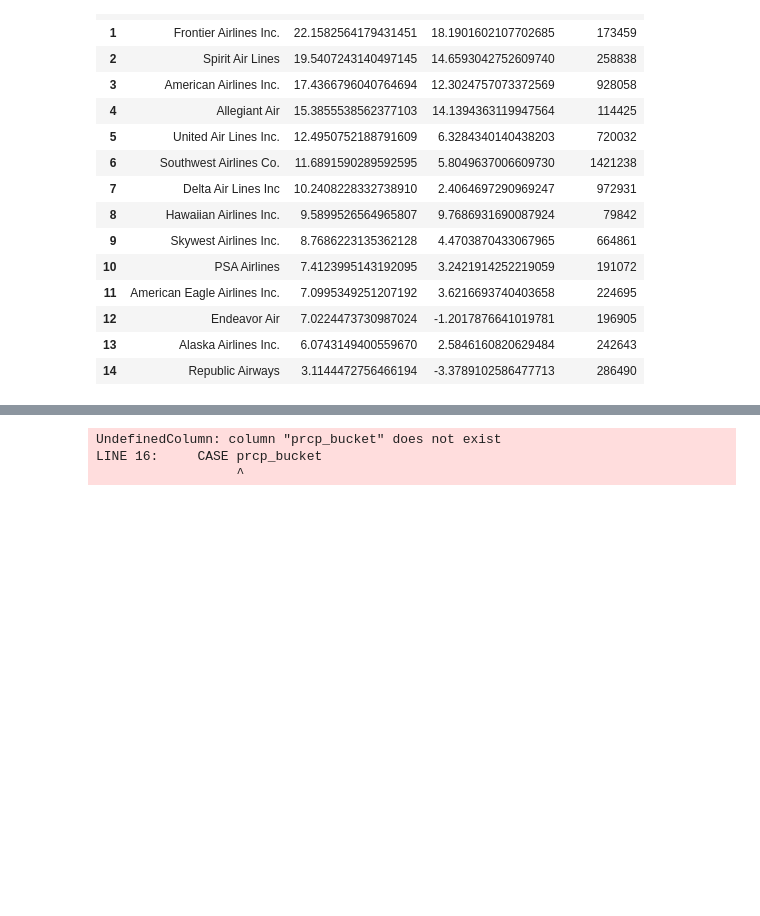
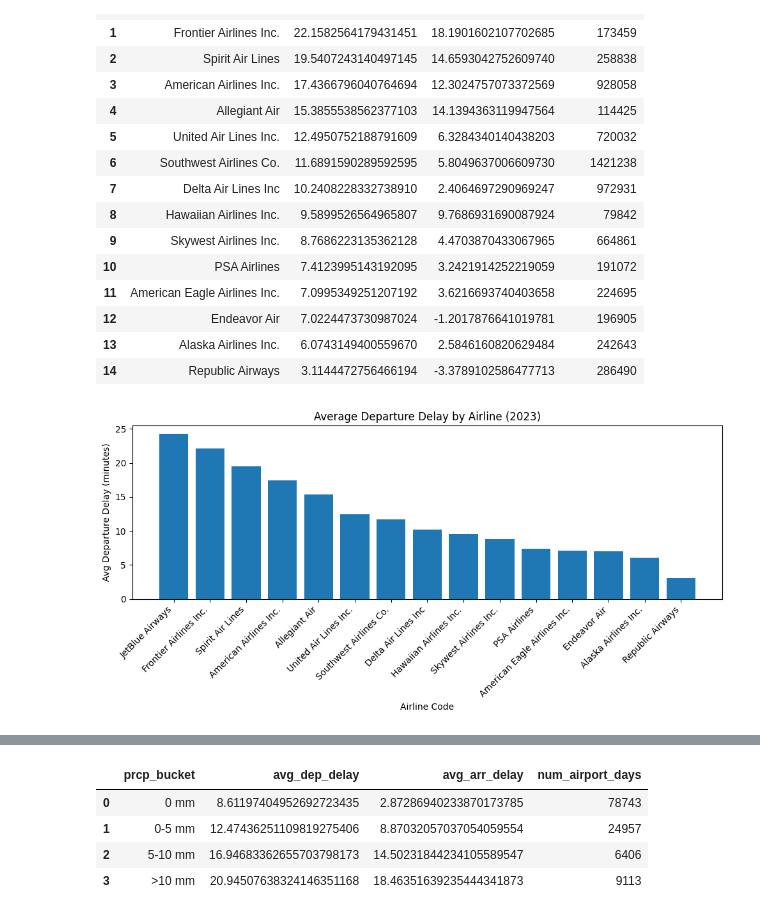
Before and after one commit to OmNai12/SQL-Project, a Jupyter notebook: main.ipynb, the cells around one changed output, grey strips where cells are left out. Drawn from its saved outputs; the diff is of its cells as text; code cells hidden in the pictures; blank space fills up the shorter version.

```diff
--- a/main.ipynb
+++ b/main.ipynb
@@ -708,23 +733,58 @@ df_airline
 | 12 | Endeavor Air | 7.0224473730987024 | -1.2017876641019781 | 196905 |
 | 13 | Alaska Airlines Inc. | 6.0743149400559670 | 2.5846160820629484 | 242643 |
 | 14 | Republic Airways | 3.1144472756466194 | -3.3789102586477713 | 286490 |
+# %%
+import matplotlib.pyplot as plt
+
+# Sort by departure delay just to ensure correct plotting order
+df_airline_sorted = df_airline.sort_values("avg_dep_delay", ascending=False)
+
+airlines = df_airline_sorted["airline_code"]
+avg_dep_delays = df_airline_sorted["avg_dep_delay"]
+
+plt.figure(figsize=(10,5))
+plt.bar(airlines, avg_dep_delays)
+
+plt.title("Average Departure Delay by Airline (2023)")
+plt.xlabel("Airline Code")
+plt.ylabel("Avg Departure Delay (minutes)")
+plt.xticks(rotation=45, ha='right')
+
+plt.tight_layout()
+plt.show()
+# %% [output]
+[figure, added]
 # %% [markdown]
 <!-- 4) Weather impact: delays vs precipitation (using the view) -->
 # %%
 query = """
 SELECT
-    CASE
-        WHEN prcp IS NULL THEN 'No data'
-        WHEN prcp = 0 THEN '0 mm'
-        WHEN prcp > 0 AND prcp <= 5 THEN '0-5 mm'
-        WHEN prcp > 5 AND prcp <= 10 THEN '5-10 mm'
-        ELSE '>10 mm'
-    END AS prcp_bucket,
-    AVG(avg_dep_delay) AS avg_dep_delay,
-    AVG(avg_arr_delay) AS avg_arr_delay,
-    COUNT(*) AS num_airport_days
-FROM vw_airport_daily_delay_weather
-GROUP BY prcp_bucket
+    prcp_bucket,
+    avg_dep_delay,
+    avg_arr_delay,
+    num_airport_days
+FROM (
+    SELECT
+        CASE
+            WHEN prcp IS NULL THEN 'No data'
+            WHEN prcp = 0 THEN '0 mm'
+            WHEN prcp > 0 AND prcp <= 5 THEN '0-5 mm'
+            WHEN prcp > 5 AND prcp <= 10 THEN '5-10 mm'
+            ELSE '>10 mm'
+        END AS prcp_bucket,
+        AVG(avg_dep_delay) AS avg_dep_delay,
+        AVG(avg_arr_delay) AS avg_arr_delay,
+        COUNT(*) AS num_airport_days
+    FROM vw_airport_daily_delay_weather
+    GROUP BY
+        CASE
+            WHEN prcp IS NULL THEN 'No data'
+            WHEN prcp = 0 THEN '0 mm'
+            WHEN prcp > 0 AND prcp <= 5 THEN '0-5 mm'
+            WHEN prcp > 5 AND prcp <= 10 THEN '5-10 mm'
+            ELSE '>10 mm'
+        END
+) buckets
 ORDER BY
     CASE prcp_bucket
         WHEN 'No data' THEN 1
@@ -738,6 +798,8 @@ ORDER BY
 df_prcp = run_query(query)
 df_prcp
 # %% [output]
-UndefinedColumn: column "prcp_bucket" does not exist
-LINE 16:     CASE prcp_bucket
-                  ^
+|  | prcp_bucket | avg_dep_delay | avg_arr_delay | num_airport_days |
+| 0 | 0 mm | 8.61197404952692723435 | 2.87286940233870173785 | 78743 |
+| 1 | 0-5 mm | 12.47436251109819275406 | 8.87032057037054059554 | 24957 |
+| 2 | 5-10 mm | 16.94683362655703798173 | 14.50231844234105589547 | 6406 |
+| 3 | >10 mm | 20.94507638324146351168 | 18.46351639235444341873 | 9113 |
```
Also changed, not shown: parts of 18 cells of this notebook.
